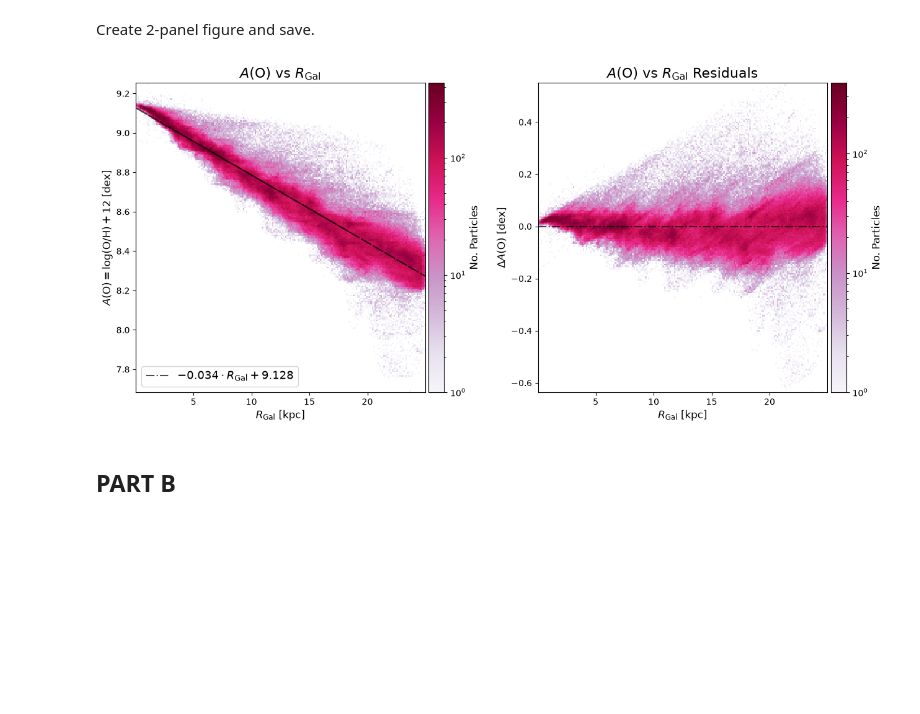
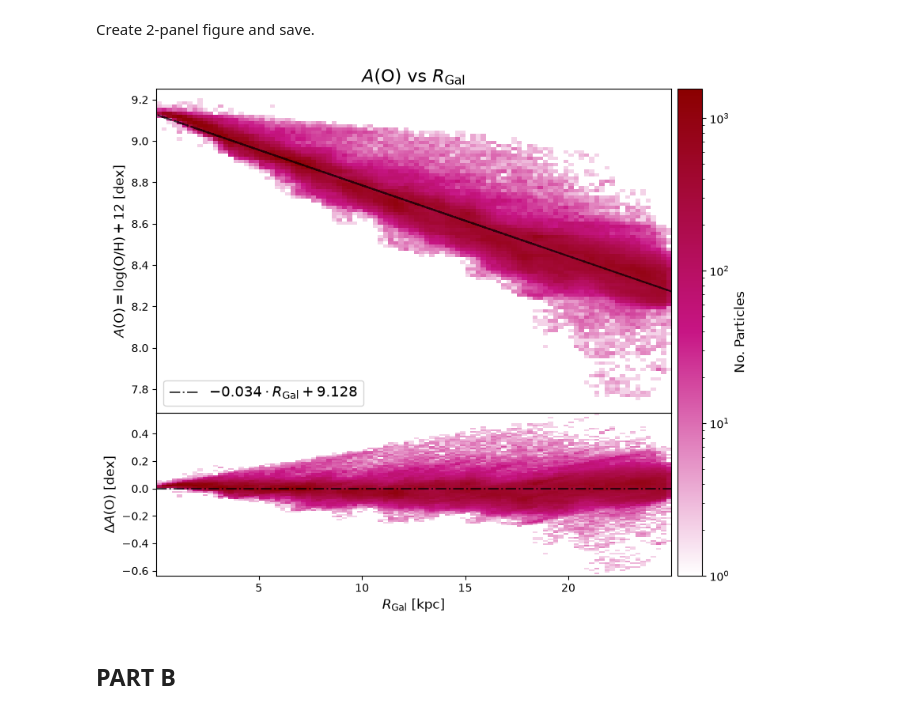
Before and after one commit to ljiainspriggs/ASTR4004-Problem-Set-2, a Jupyter notebook: 3.ipynb, the cells around one changed output. Saved outputs shown, nothing was run; the diff lists cells and outputs as text; code cells hidden in the pictures; blank space fills up the shorter version.

```diff
--- a/3.ipynb
+++ b/3.ipynb
@@ -19,6 +19,12 @@ import pandas as pd
 # package for data visualisation
 import matplotlib.pyplot as plt
 from matplotlib.colors import LogNorm # for log cmaps
+from matplotlib.colors import LinearSegmentedColormap
+cmap_colours = ["mediumvioletred", "darkred"]
+cmap = LinearSegmentedColormap.from_list(
+    "cmap",
+    ["white", cmap_colours[0], cmap_colours[1]]
+) # set standard cmap
 # astropy for handling data in .fits format
 from astropy.io import fits
 # packages for model fitting
@@ -41,39 +47,38 @@ y_main = data["A_O"] # A(O)
 fit_res = np.polyfit(x, y_main, 1) # linear fit (deg=1), returns [m, b]
 y_fit = (fit_res[0])*x + fit_res[1] # y = mx + b
 y_resid = y_main - y_fit
+
+# binning values
+binsize = 100
+counts_main, x_edges, y_edges_main = np.histogram2d(x, y_main, bins=binsize) # main histogram
+counts_resid, _, y_edges_resid = np.histogram2d(x, y_resid, bins=binsize) # residuals histogram
 # %% [markdown]
 Create 2-panel figure and save.
 # %%
-# define figure with two horizontally-stacked subplots
-fig, axs = plt.subplots(1, 2, figsize=(13,6), sharex=False, sharey=False)
-binsize = 200
+# define figure with two vertically-stacked subplots
+fig, axs = plt.subplots(2, 1, figsize=(10,8), sharex=True, sharey=False, gridspec_kw={"height_ratios": [2, 1], "hspace": 0})
 
 # main (left) panel
 ax = axs[0]
-h_main = ax.hist2d(x, y_main, bins=binsize, cmap="PuRd", norm=LogNorm()) # define 2D hist
+image = ax.pcolormesh(x_edges, y_edges_main, counts_main.T, cmap=cmap, norm=LogNorm(), shading="auto") # plot 2D hist
 ax.plot(x, y_fit, lw=1.5, marker="", c="black", label=rf"${fit_res[0]:.3f}\cdot R_\mathrm{{Gal}} + {fit_res[1]:.3f}$", ls="-.", alpha=0.7)
 ax.set_title(r"$A(\mathrm{O})$ vs $R_\mathrm{Gal}$", fontsize=16) # panel title
 ax.set_ylabel(r"$A(\mathrm{O}) = \log(\mathrm{O}/\mathrm{H}) + 12$ [dex]", fontsize=12) # y axis label
-ax.set_xlabel(r"$R_\mathrm{Gal}$ [kpc]", fontsize=12) # x label
-cbar = fig.colorbar(h_main[3], ax=ax, label="No. Particles", pad=0.01)
-cbar.set_label("No. Particles", fontsize=12)
 ax.legend(loc="lower left", fontsize=13)
 
 # residuals (right) panel
 ax = axs[1]
-h_resid = ax.hist2d(x, y_resid, bins=binsize, cmap="PuRd", norm=LogNorm()) # define 2D hist
+ax.pcolormesh(x_edges, y_edges_resid, counts_resid.T, cmap=cmap, norm=LogNorm(), shading="auto")
 ax.axhline(0, c="black", lw=1.5, ls="-.", alpha=0.7)
-ax.set_title(r"$A(\mathrm{O})$ vs $R_\mathrm{Gal}$ Residuals", fontsize=16)
 ax.set_ylabel(r"$\Delta A(\mathrm{O})$ [dex]", fontsize=12)
-ax.set_xlabel(r"$R_\mathrm{Gal}$ [kpc]", fontsize=12)
-cbar = fig.colorbar(h_resid[3], ax=ax, label="No. Particles", pad=0.01)
+ax.set_xlabel(r"$R_\mathrm{Gal}$ [kpc]", fontsize=12) # x axis label
+cbar = fig.colorbar(image, ax=axs, pad=0.01)
 cbar.set_label("No. Particles", fontsize=12)
 
-plt.tight_layout() # minimise whitespace around/between panels
 plt.savefig("figures/q3a_gasphase.png", dpi=200) # save to figures/
 plt.show() # display figure
 # %% [output]
-[figure, old version]
+[figure, new version]
 # %% [markdown]
 ## **PART B**
 # %% [markdown]
```
Also changed, not shown: parts of 7 cells of this notebook, 4 other files.
